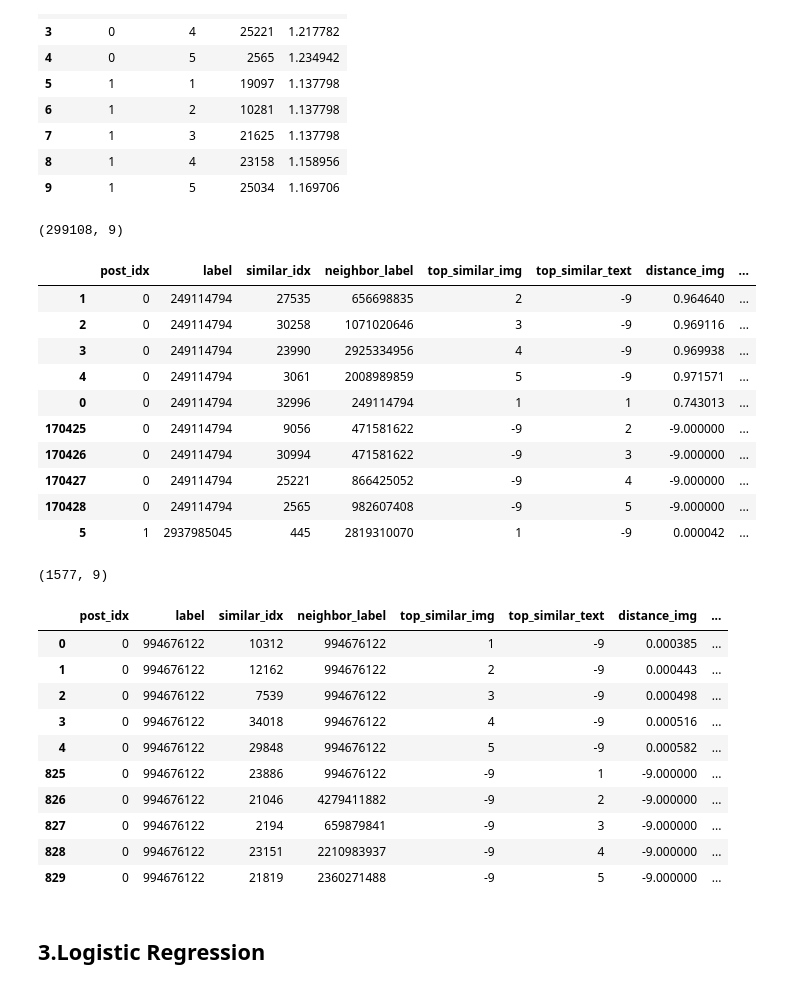
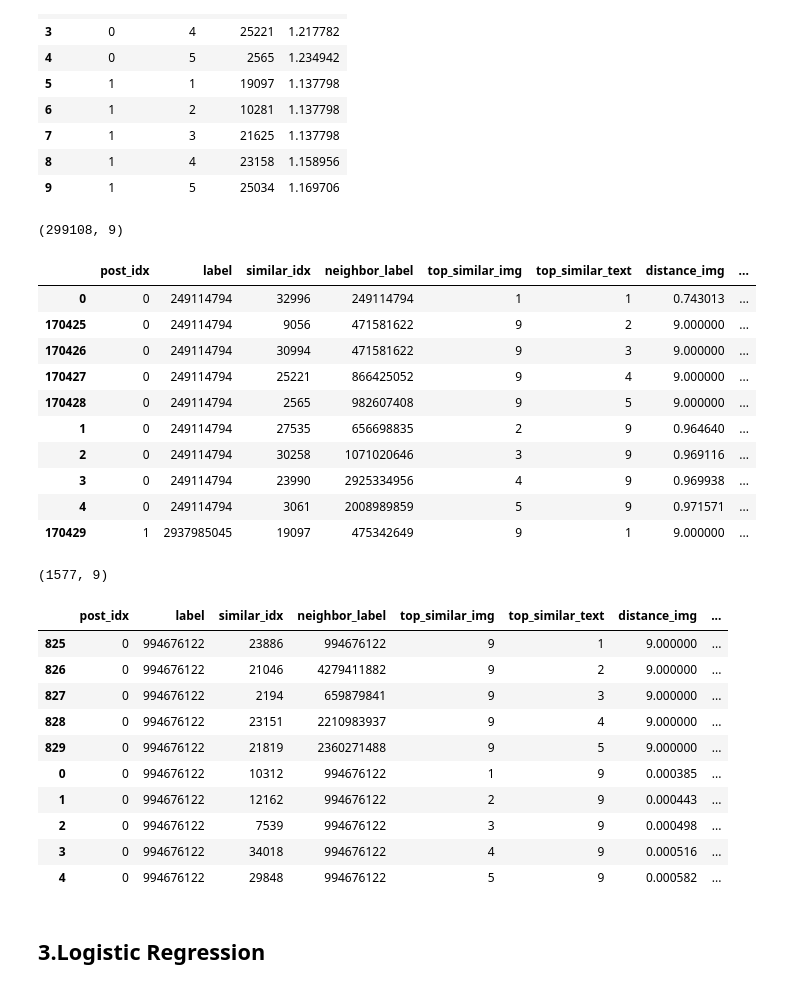
Before and after one commit to ZhaoyuanQiu/ANLY590, a Jupyter notebook: Codes/5.Logistic Regression.ipynb, the cells around one changed output. Cells and saved outputs as stored; diff of their text form; code cells hidden in the pictures.

```diff
--- a/Codes/5.Logistic Regression.ipynb
+++ b/Codes/5.Logistic Regression.ipynb
@@ -82,34 +82,34 @@ text_knn_train.head(10)
 # %%
 #Preprocess training knn
 knn_train=pd.merge(img_knn_train,text_knn_train,how='outer',on=['post_idx','similar_idx'],suffixes=['_img','_text'])
-for col in ['top_similar_img','top_similar_text','distance_img','distance_text']:knn_train[col].fillna(-9,inplace=True)
+for col in ['top_similar_img','top_similar_text','distance_img','distance_text']:knn_train[col].fillna(9,inplace=True)
 for col in ['top_similar_img','top_similar_text']:knn_train[col]=knn_train[col].astype(int)
 knn_train['neighbor_label']=knn_train['similar_idx'].apply(lambda x:y_train.iloc[x])
 knn_train['label']=knn_train['post_idx'].apply(lambda x:y_train.iloc[x])
 knn_train=knn_train.loc[:,['post_idx','label','similar_idx','neighbor_label','top_similar_img','top_similar_text','distance_img','distance_text']]
 knn_train['match']=(knn_train['label']==knn_train['neighbor_label'])
 knn_train.sort_values(by=['post_idx','distance_text','distance_img'],ascending=True,inplace=True)
 print(knn_train.shape)
 knn_train.head(10)
 # %% [output]
 (299108, 9)
 |  | post_idx | label | similar_idx | neighbor_label | top_similar_img | top_similar_text | distance_img | ... |
-| 1 | 0 | 249114794 | 27535 | 656698835 | 2 | -9 | 0.964640 | ... |
-| 2 | 0 | 249114794 | 30258 | 1071020646 | 3 | -9 | 0.969116 | ... |
-| 3 | 0 | 249114794 | 23990 | 2925334956 | 4 | -9 | 0.969938 | ... |
-| 4 | 0 | 249114794 | 3061 | 2008989859 | 5 | -9 | 0.971571 | ... |
 | 0 | 0 | 249114794 | 32996 | 249114794 | 1 | 1 | 0.743013 | ... |
-| 170425 | 0 | 249114794 | 9056 | 471581622 | -9 | 2 | -9.000000 | ... |
-| 170426 | 0 | 249114794 | 30994 | 471581622 | -9 | 3 | -9.000000 | ... |
-| 170427 | 0 | 249114794 | 25221 | 866425052 | -9 | 4 | -9.000000 | ... |
-| 170428 | 0 | 249114794 | 2565 | 982607408 | -9 | 5 | -9.000000 | ... |
-| 5 | 1 | 2937985045 | 445 | 2819310070 | 1 | -9 | 0.000042 | ... |
+| 170425 | 0 | 249114794 | 9056 | 471581622 | 9 | 2 | 9.000000 | ... |
+| 170426 | 0 | 249114794 | 30994 | 471581622 | 9 | 3 | 9.000000 | ... |
+| 170427 | 0 | 249114794 | 25221 | 866425052 | 9 | 4 | 9.000000 | ... |
+| 170428 | 0 | 249114794 | 2565 | 982607408 | 9 | 5 | 9.000000 | ... |
+| 1 | 0 | 249114794 | 27535 | 656698835 | 2 | 9 | 0.964640 | ... |
+| 2 | 0 | 249114794 | 30258 | 1071020646 | 3 | 9 | 0.969116 | ... |
+| 3 | 0 | 249114794 | 23990 | 2925334956 | 4 | 9 | 0.969938 | ... |
+| 4 | 0 | 249114794 | 3061 | 2008989859 | 5 | 9 | 0.971571 | ... |
+| 170429 | 1 | 2937985045 | 19097 | 475342649 | 9 | 1 | 9.000000 | ... |
 # %%
 knn_train.to_csv('KNN/knn_train.csv',index=False)
 # %%
 #Preprocess test knn
 knn_test=pd.merge(img_knn_test,text_knn_test,how='outer',on=['post_idx','similar_idx'],suffixes=['_img','_text'])
-for col in ['top_similar_img','top_similar_text','distance_img','distance_text']:knn_test[col].fillna(-9,inplace=True)
+for col in ['top_similar_img','top_similar_text','distance_img','distance_text']:knn_test[col].fillna(9,inplace=True)
 for col in ['top_similar_img','top_similar_text']:knn_test[col]=knn_test[col].astype(int)
 knn_test['neighbor_label']=knn_test['similar_idx'].apply(lambda x:y_train.iloc[x])
 knn_test['label']=knn_test['post_idx'].apply(lambda x:y_test.iloc[x])
@@ -121,16 +121,16 @@ knn_test.head(10)
 # %% [output]
 (1577, 9)
 |  | post_idx | label | similar_idx | neighbor_label | top_similar_img | top_similar_text | distance_img | ... |
-| 0 | 0 | 994676122 | 10312 | 994676122 | 1 | -9 | 0.000385 | ... |
-| 1 | 0 | 994676122 | 12162 | 994676122 | 2 | -9 | 0.000443 | ... |
-| 2 | 0 | 994676122 | 7539 | 994676122 | 3 | -9 | 0.000498 | ... |
-| 3 | 0 | 994676122 | 34018 | 994676122 | 4 | -9 | 0.000516 | ... |
-| 4 | 0 | 994676122 | 29848 | 994676122 | 5 | -9 | 0.000582 | ... |
-| 825 | 0 | 994676122 | 23886 | 994676122 | -9 | 1 | -9.000000 | ... |
-| 826 | 0 | 994676122 | 21046 | 4279411882 | -9 | 2 | -9.000000 | ... |
-| 827 | 0 | 994676122 | 2194 | 659879841 | -9 | 3 | -9.000000 | ... |
-| 828 | 0 | 994676122 | 23151 | 2210983937 | -9 | 4 | -9.000000 | ... |
-| 829 | 0 | 994676122 | 21819 | 2360271488 | -9 | 5 | -9.000000 | ... |
+| 825 | 0 | 994676122 | 23886 | 994676122 | 9 | 1 | 9.000000 | ... |
+| 826 | 0 | 994676122 | 21046 | 4279411882 | 9 | 2 | 9.000000 | ... |
+| 827 | 0 | 994676122 | 2194 | 659879841 | 9 | 3 | 9.000000 | ... |
+| 828 | 0 | 994676122 | 23151 | 2210983937 | 9 | 4 | 9.000000 | ... |
+| 829 | 0 | 994676122 | 21819 | 2360271488 | 9 | 5 | 9.000000 | ... |
+| 0 | 0 | 994676122 | 10312 | 994676122 | 1 | 9 | 0.000385 | ... |
+| 1 | 0 | 994676122 | 12162 | 994676122 | 2 | 9 | 0.000443 | ... |
+| 2 | 0 | 994676122 | 7539 | 994676122 | 3 | 9 | 0.000498 | ... |
+| 3 | 0 | 994676122 | 34018 | 994676122 | 4 | 9 | 0.000516 | ... |
+| 4 | 0 | 994676122 | 29848 | 994676122 | 5 | 9 | 0.000582 | ... |
 # %%
 knn_test.to_csv('KNN/knn_test.csv',index=False)
 # %% [markdown]
```
Also changed, not shown: parts of 12 cells of this notebook.
